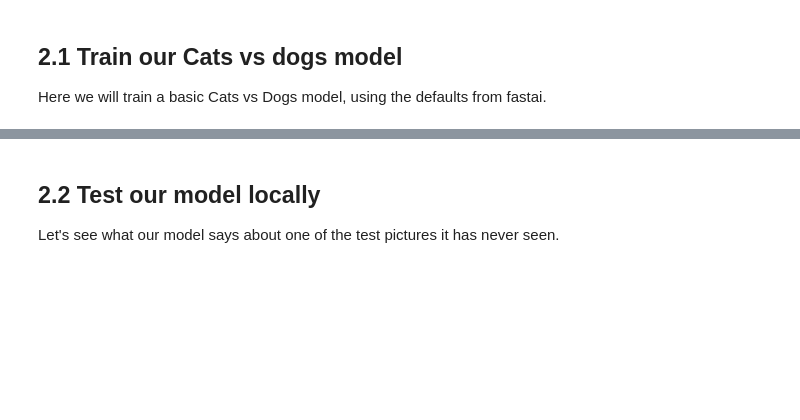
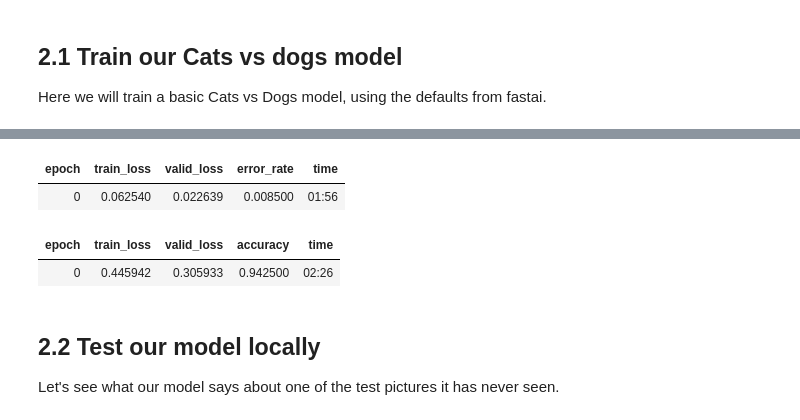
Before and after one commit to SeeMe-ai/fastai-quick-guides, a Jupyter notebook: seeme-quick-guide-fastai-v2.ipynb, the cells around one changed output, grey strips where cells are left out. Drawn from its saved outputs; the diff is of its cells as text; code cells hidden in the pictures; blank space fills up the shorter version.

```diff
--- a/seeme-quick-guide-fastai-v2.ipynb
+++ b/seeme-quick-guide-fastai-v2.ipynb
@@ -67,6 +75,6 @@ path.ls()
 # Create the dataloaders
 # for more details check the fast.ai courses
 dls = ImageDataLoaders.from_folder(path, seed=12, item_tfms=Resize(460),
-                                    batch_tfms=aug_transforms(size=224))
+                                    batch_tfms=aug_transforms(size=297), bs=24)
 # %%
 # Create your model
@@ -73,0 +82,8 @@ learn =cnn_learner(dls, resnet50, metrics=error_rate)
+# %%
+learn = cnn_learner(
+                    dls,
+                    resnet50,
+                    loss_func=LabelSmoothingCrossEntropy(),
+                    metrics=accuracy,
+                    cbs=MixUp(0.4)
+            ).to_non_native_fp16()
@@ -74,3 +98,6 @@ learn =cnn_learner(dls, resnet50, metrics=error_rate)
 # %%
 # Fine tune your model
-learn.fine_tune(1)
+learn.fit_one_cycle(1)
+# %% [output]
+| epoch | train_loss | valid_loss | error_rate | time |
+| 0 | 0.062540 | 0.022639 | 0.008500 | 01:56 |
@@ -77,3 +106,9 @@ learn.fine_tune(1)
+# %%
+# Fine tune your model
+learn.fit_one_cycle(1)
+# %% [output]
+| epoch | train_loss | valid_loss | accuracy | time |
+| 0 | 0.445942 | 0.305933 | 0.942500 | 02:26 |
 # %% [markdown]
 ## 2.2 Test our model locally
 
```
Also changed, not shown: parts of 24 cells of this notebook.
